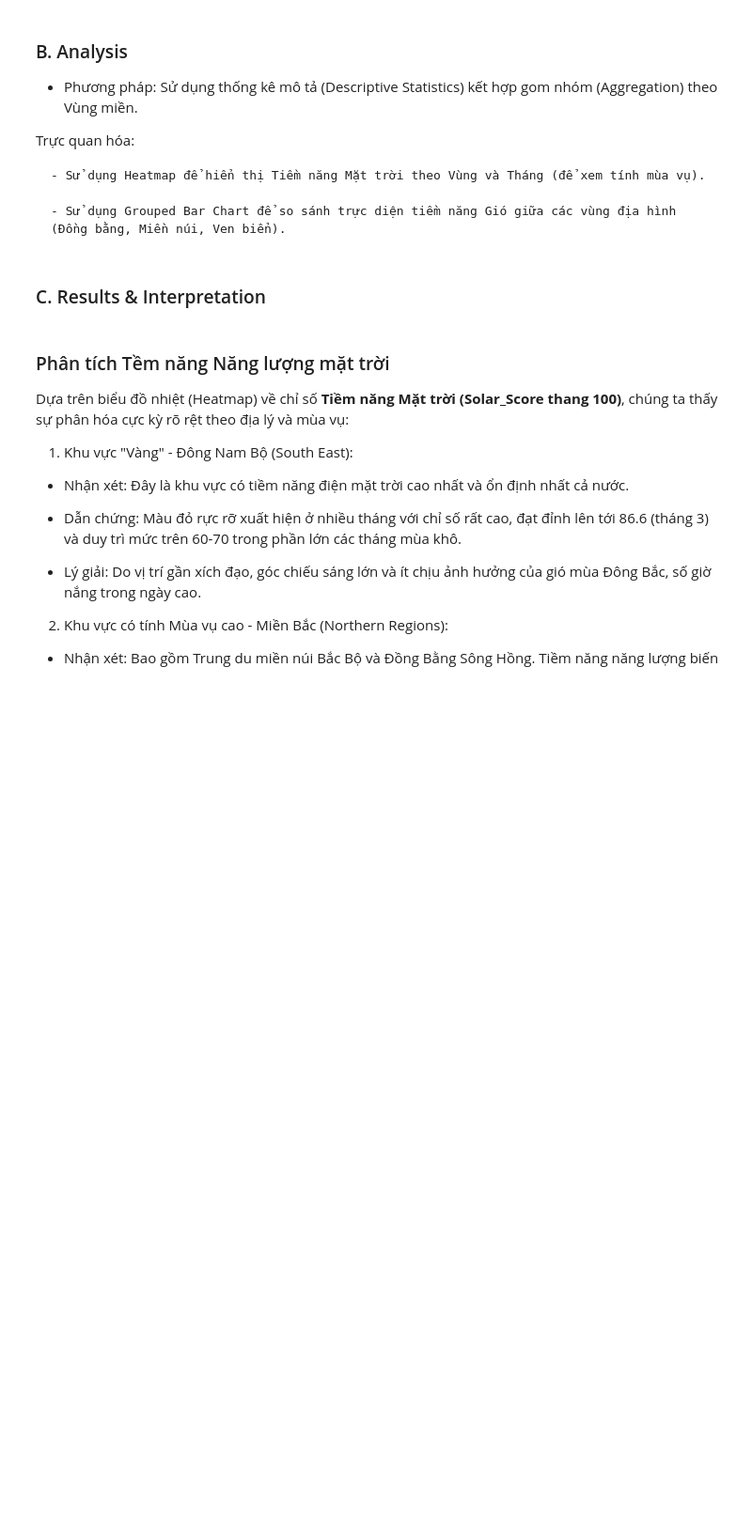
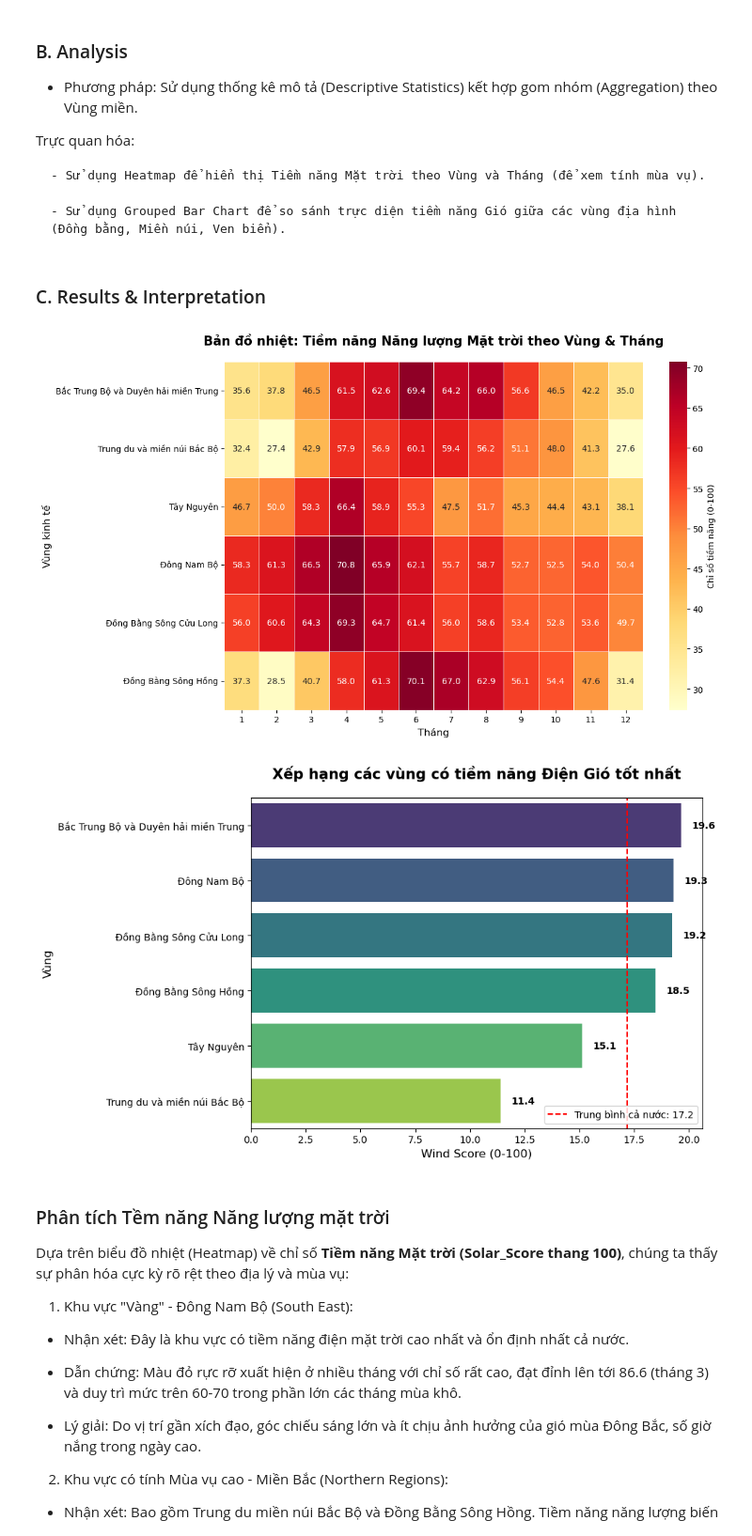
Before and after one commit to DucPhuc1/ProgrammingForDS, a Jupyter notebook: 03_meaningful_questions.ipynb, the cells around one changed output. Shown at 94% size. Cells and saved outputs as stored; diff of their text form; code cells hidden in the pictures; blank space fills up the shorter version.

```diff
--- a/03_meaningful_questions.ipynb
+++ b/03_meaningful_questions.ipynb
@@ -0,0 +10,3 @@
+# %%
+df = pd.read_csv('./data/weather_preprocessed.csv')
+print(f"Đã load dữ liệu: {df.shape[0]} dòng, {df.shape[1]} cột")
@@ -72,22 +86,54 @@ wind_region = energy_df.groupby('location.region')['Wind_Score'].mean().sort_val
 # %% [markdown]
 ### C. Results & Interpretation
 # %%
-# Plot 1: Heatmap tiềm năng Điện mặt trời theo Mùa & Vùng
-plt.figure(figsize=(6, 6))
-sns.heatmap(solar_pivot, cmap='YlOrRd', annot=True, fmt=".1f", linewidths=.5)
-plt.title('Bản đồ nhiệt: Tiềm năng Năng lượng Mặt trời (Thang 0-100) theo Vùng & Tháng')
-plt.xlabel('Tháng')
-plt.ylabel('Vùng kinh tế')
+# BIỂU ĐỒ 1: HEATMAP TIỀM NĂNG ĐIỆN MẶT TRỜI
+# Tăng chiều rộng lên 12 để các ô heatmap và nhãn tháng (1-12) có đủ không gian hiển thị
+plt.figure(figsize=(12, 7))
+
+sns.heatmap(
+    solar_pivot,
+    cmap='YlOrRd',
+    annot=True,
+    fmt=".1f",
+    linewidths=.5,
+    cbar_kws={'label': 'Chỉ số tiềm năng (0-100)'}
+)
+
+plt.title('Bản đồ nhiệt: Tiềm năng Năng lượng Mặt trời theo Vùng & Tháng', fontsize=15, fontweight='bold', pad=20)
+plt.xlabel('Tháng', fontsize=12)
+plt.ylabel('Vùng kinh tế', fontsize=12)
+plt.tight_layout()
 plt.show()
 
-# Plot 2: So sánh tiềm năng Gió
-plt.figure(figsize=(6, 6))
-sns.barplot(x=wind_region.values, y=wind_region.index, palette='viridis')
-plt.title('Xếp hạng các vùng có tiềm năng Điện Gió tốt nhất (Wind Score trung bình)')
-plt.xlabel('Wind Score (0-100)')
-plt.axvline(x=wind_region.mean(), color='red', linestyle='--', label='Trung bình cả nước')
-plt.legend()
+plt.figure(figsize=(10, 6))
+
+# Cách sửa lỗi FutureWarning: Gán y vào hue và đặt legend=False
+sns.barplot(
+    x=wind_region.values,
+    y=wind_region.index,
+    hue=wind_region.index,  # Gán hue bằng chính index để có màu sắc khác nhau
+    palette='viridis',
+    legend=False           # Tắt legend vì nó không cần thiết trong trường hợp này
+)
+
+plt.title('Xếp hạng các vùng có tiềm năng Điện Gió tốt nhất', fontsize=15, fontweight='bold', pad=20)
+plt.xlabel('Wind Score (0-100)', fontsize=12)
+plt.ylabel('Vùng', fontsize=12)
+
+# Thêm đường tham chiếu trung bình
+mean_val = wind_region.mean()
+plt.axvline(x=mean_val, color='red', linestyle='--', label=f'Trung bình cả nước: {mean_val:.1f}')
+
+# Thêm số liệu cụ thể vào đầu mỗi cột để dễ quan sát
+for i, v in enumerate(wind_region.values):
+    plt.text(v + 0.5, i, f'{v:.1f}', va='center', fontsize=10, fontweight='bold')
+
+plt.legend(loc='lower right')
+plt.tight_layout()
 plt.show()
+# %% [output]
+[figure, added]
+[figure, added]
 # %% [markdown]
 ### Phân tích Tềm năng Năng lượng mặt trời
 Dựa trên biểu đồ nhiệt (Heatmap) về chỉ số **Tiềm năng Mặt trời (Solar_Score thang 100)**, chúng ta thấy sự phân hóa cực kỳ rõ rệt theo địa lý và mùa vụ:
```
Also changed, not shown: parts of 16 cells of this notebook.
